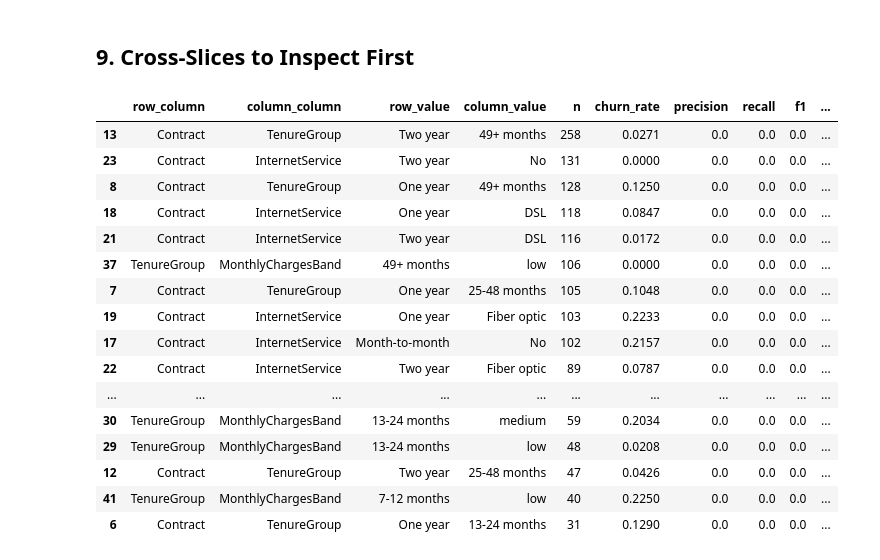
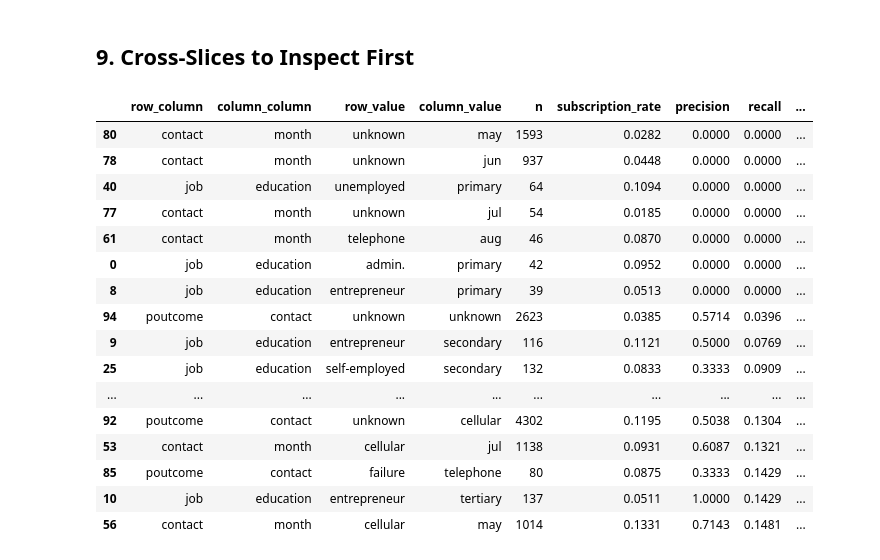
Before and after one commit to PatriciaDelgadoGorostiza/ads2-bank-marketing-project, a Jupyter notebook: notebooks/06_error_slicing.ipynb, the cells around one changed output. Cells and saved outputs as stored; diff of their text form; code cells hidden in the pictures.

```diff
--- a/notebooks/06_error_slicing.ipynb
+++ b/notebooks/06_error_slicing.ipynb
@@ -43,7 +47,7 @@ pd.set_option("display.max_columns", 120)
 pd.set_option("display.max_rows", 160)
 
 MIN_GROUP_SIZE = 30
-SELECTED_MODEL_NAME = "XGBoost Bayesian Search"
+SELECTED_MODEL_NAME = "XGBoost default"
 
 GOOD_METRICS = {"accuracy", "precision", "recall", "f1"}
 RISK_METRICS = {"false_negative_rate", "false_positive_rate"}
@@ -132,14 +153,14 @@ def classify_error(row: pd.Series) -> str:
 
 predictions["error_type"] = predictions.apply(classify_error, axis=1)
 
-charge_bins = [0, 35, 70, 105, np.inf]
-charge_labels = ["low", "medium", "high", "very_high"]
-predictions["MonthlyChargesBand"] = pd.cut(
-    predictions["MonthlyCharges"],
-    bins=charge_bins,
-    labels=charge_labels,
-    include_lowest=True,
-).astype("object")
-
-predictions[["customerID", "y_true", "y_pred", "churn_probability", "error_type", "MonthlyChargesBand"]].head()
+predictions[
+    [
+        "row_id",
+        "y_true",
+        "y_pred",
+        "subscription_probability",
+        "error_type",
+        "BalanceGroup",
+    ]
+].head()
 # %% [output]
@@ -163,14 +194,14 @@ def calculate_metrics(df: pd.DataFrame) -> dict:
 
     return {
         "n": len(df),
-        "churn_rate": y_true.mean(),
+        "subscription_rate": y_true.mean(),
         "accuracy": accuracy_score(y_true, y_pred),
         "precision": precision_score(y_true, y_pred, zero_division=0),
         "recall": recall_score(y_true, y_pred, zero_division=0),
         "f1": f1_score(y_true, y_pred, zero_division=0),
         "false_negative_rate": false_negatives / positives if positives else np.nan,
         "false_positive_rate": false_positives / negatives if negatives else np.nan,
-        "avg_churn_probability": df["churn_probability"].mean(),
+        "avg_subscription_probability": df["subscription_probability"].mean(),
     }
 
 
@@ -333,9 +389,9 @@ for column in ["Contract", "TenureGroup", "InternetService", "PaymentMethod", "M
 ## 7. Cross-Classification Metrics
 # %%
 CROSS_SLICE_PAIRS = [
-    ("Contract", "TenureGroup"),
-    ("Contract", "InternetService"),
-    ("TenureGroup", "MonthlyChargesBand"),
+    ("job", "education"),
+    ("contact", "month"),
+    ("poutcome", "contact"),
 ]
 
 
@@ -479,44 +550,44 @@ for row_column, column_column in CROSS_SLICE_PAIRS:
 # %%
 inspection_candidates = cross_slice_metrics[
     cross_slice_metrics["n"] >= MIN_GROUP_SIZE
 ].copy()
 
 inspection_candidates = inspection_candidates.sort_values(
     ["recall", "precision", "n"],
     ascending=[True, True, False],
 )
 
 inspection_candidates[
     [
         "row_column",
         "column_column",
         "row_value",
         "column_value",
         "n",
-        "churn_rate",
+        "subscription_rate",
         "precision",
         "recall",
         "f1",
         "false_negative_rate",
         "false_positive_rate",
-        "avg_churn_probability",
+        "avg_subscription_probability",
     ]
 ].round(4).head(20)
 # %% [output]
-|  | row_column | column_column | row_value | column_value | n | churn_rate | precision | recall | f1 | ... |
-| 13 | Contract | TenureGroup | Two year | 49+ months | 258 | 0.0271 | 0.0 | 0.0 | 0.0 | ... |
-| 23 | Contract | InternetService | Two year | No | 131 | 0.0000 | 0.0 | 0.0 | 0.0 | ... |
-| 8 | Contract | TenureGroup | One year | 49+ months | 128 | 0.1250 | 0.0 | 0.0 | 0.0 | ... |
-| 18 | Contract | InternetService | One year | DSL | 118 | 0.0847 | 0.0 | 0.0 | 0.0 | ... |
-| 21 | Contract | InternetService | Two year | DSL | 116 | 0.0172 | 0.0 | 0.0 | 0.0 | ... |
-| 37 | TenureGroup | MonthlyChargesBand | 49+ months | low | 106 | 0.0000 | 0.0 | 0.0 | 0.0 | ... |
-| 7 | Contract | TenureGroup | One year | 25-48 months | 105 | 0.1048 | 0.0 | 0.0 | 0.0 | ... |
-| 19 | Contract | InternetService | One year | Fiber optic | 103 | 0.2233 | 0.0 | 0.0 | 0.0 | ... |
-| 17 | Contract | InternetService | Month-to-month | No | 102 | 0.2157 | 0.0 | 0.0 | 0.0 | ... |
-| 22 | Contract | InternetService | Two year | Fiber optic | 89 | 0.0787 | 0.0 | 0.0 | 0.0 | ... |
-| ... | ... | ... | ... | ... | ... | ... | ... | ... | ... | ... |
-| 30 | TenureGroup | MonthlyChargesBand | 13-24 months | medium | 59 | 0.2034 | 0.0 | 0.0 | 0.0 | ... |
-| 29 | TenureGroup | MonthlyChargesBand | 13-24 months | low | 48 | 0.0208 | 0.0 | 0.0 | 0.0 | ... |
-| 12 | Contract | TenureGroup | Two year | 25-48 months | 47 | 0.0426 | 0.0 | 0.0 | 0.0 | ... |
-| 41 | TenureGroup | MonthlyChargesBand | 7-12 months | low | 40 | 0.2250 | 0.0 | 0.0 | 0.0 | ... |
-| 6 | Contract | TenureGroup | One year | 13-24 months | 31 | 0.1290 | 0.0 | 0.0 | 0.0 | ... |
+|  | row_column | column_column | row_value | column_value | n | subscription_rate | precision | recall | ... |
+| 80 | contact | month | unknown | may | 1593 | 0.0282 | 0.0000 | 0.0000 | ... |
+| 78 | contact | month | unknown | jun | 937 | 0.0448 | 0.0000 | 0.0000 | ... |
+| 40 | job | education | unemployed | primary | 64 | 0.1094 | 0.0000 | 0.0000 | ... |
+| 77 | contact | month | unknown | jul | 54 | 0.0185 | 0.0000 | 0.0000 | ... |
+| 61 | contact | month | telephone | aug | 46 | 0.0870 | 0.0000 | 0.0000 | ... |
+| 0 | job | education | admin. | primary | 42 | 0.0952 | 0.0000 | 0.0000 | ... |
+| 8 | job | education | entrepreneur | primary | 39 | 0.0513 | 0.0000 | 0.0000 | ... |
+| 94 | poutcome | contact | unknown | unknown | 2623 | 0.0385 | 0.5714 | 0.0396 | ... |
+| 9 | job | education | entrepreneur | secondary | 116 | 0.1121 | 0.5000 | 0.0769 | ... |
+| 25 | job | education | self-employed | secondary | 132 | 0.0833 | 0.3333 | 0.0909 | ... |
+| ... | ... | ... | ... | ... | ... | ... | ... | ... | ... |
+| 92 | poutcome | contact | unknown | cellular | 4302 | 0.1195 | 0.5038 | 0.1304 | ... |
+| 53 | contact | month | cellular | jul | 1138 | 0.0931 | 0.6087 | 0.1321 | ... |
+| 85 | poutcome | contact | failure | telephone | 80 | 0.0875 | 0.3333 | 0.1429 | ... |
+| 10 | job | education | entrepreneur | tertiary | 137 | 0.0511 | 1.0000 | 0.1429 | ... |
+| 56 | contact | month | cellular | may | 1014 | 0.1331 | 0.7143 | 0.1481 | ... |
```
Also changed, not shown: parts of 30 cells of this notebook, 37 other files.
